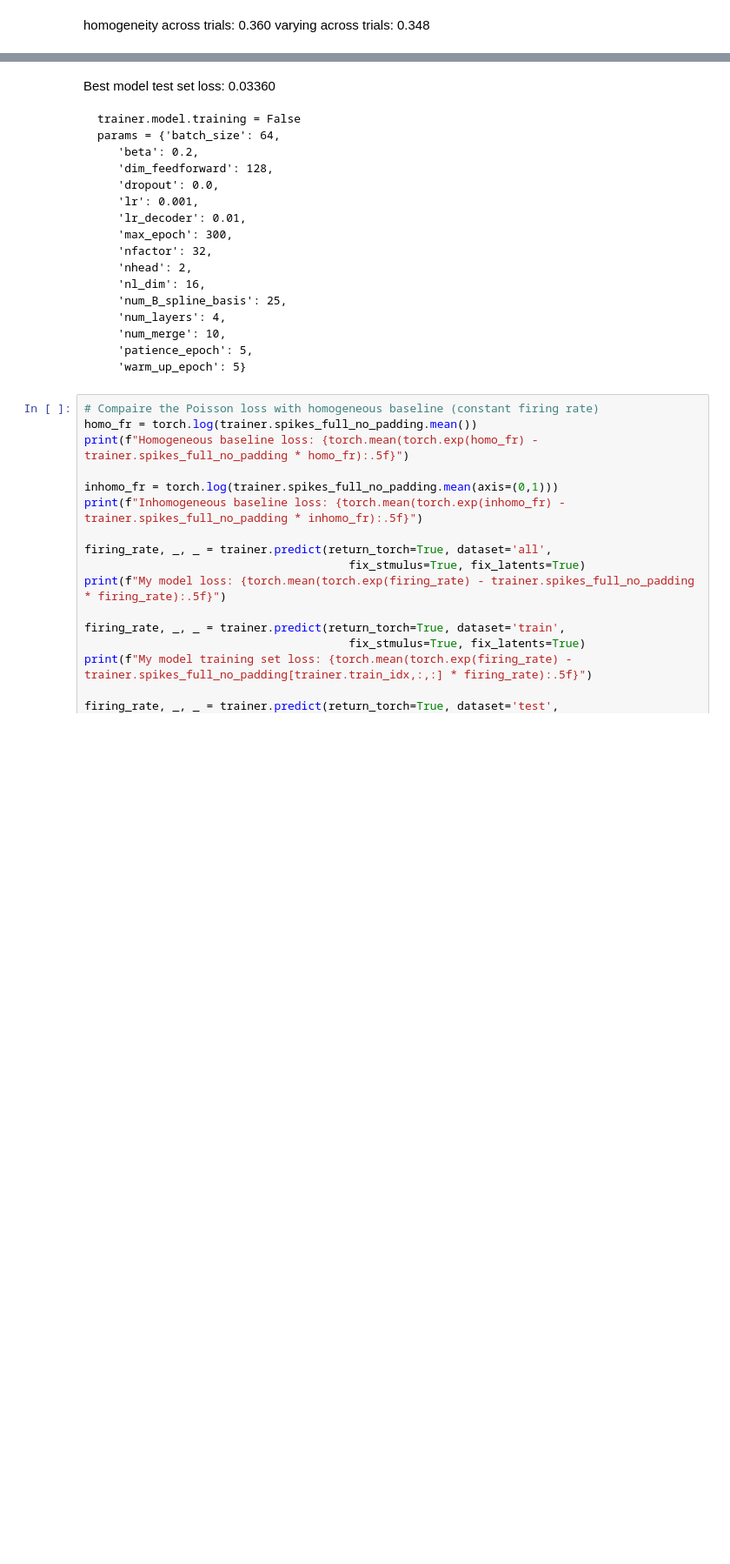
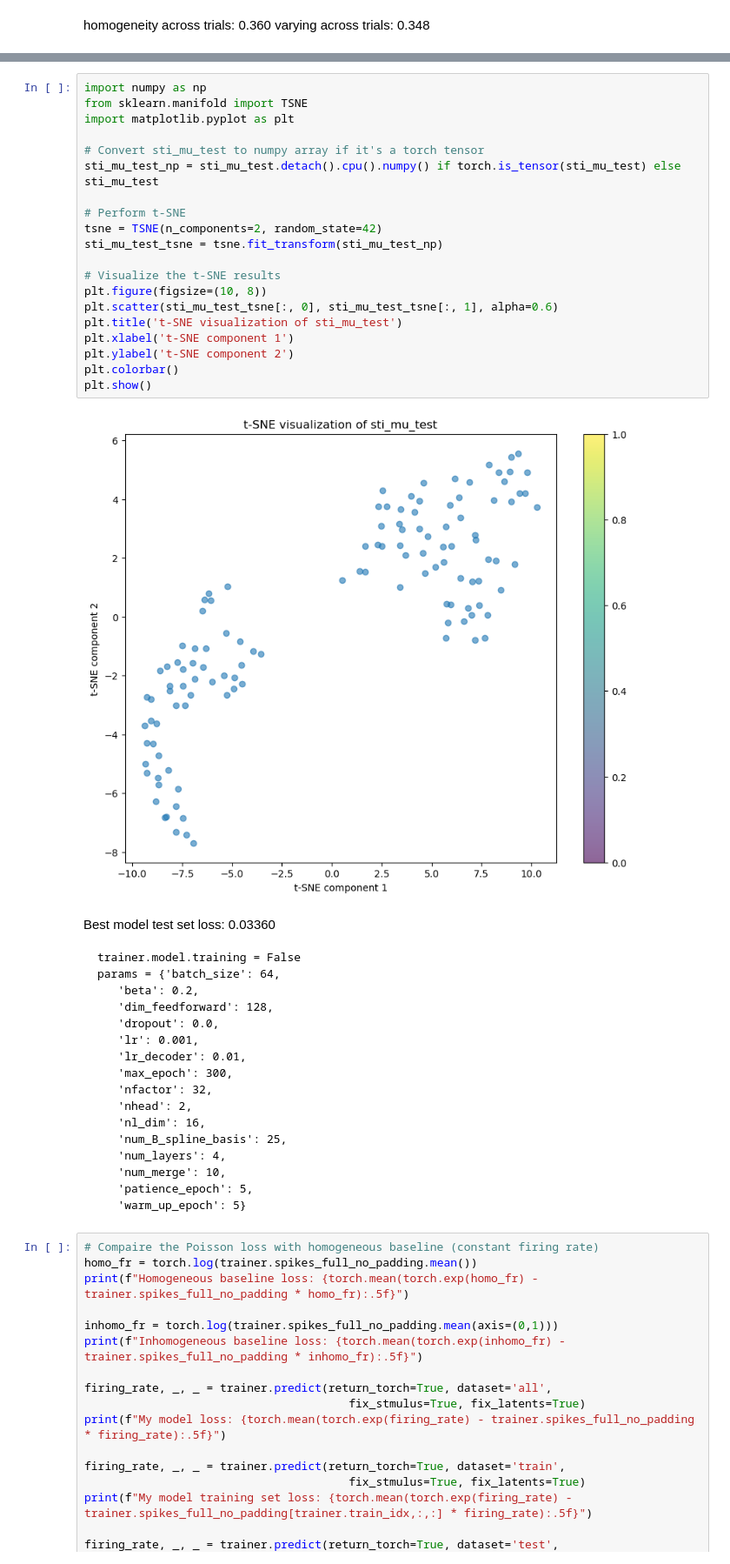
Before and after one commit to Qi-Xin/FC-GPFA, a Jupyter notebook: Decoder&Encoder.ipynb, the cells around one changed output, grey strips where cells are left out. Shown at 87% size. Cells and saved outputs as stored; diff of their text form; blank space fills up the shorter version.

```diff
--- a/Decoder&Encoder.ipynb
+++ b/Decoder&Encoder.ipynb
@@ -740,3 +748,25 @@ sti_mu_test[:5, :], sti_logvar_test[:5, :]
+# %%
+import numpy as np
+from sklearn.manifold import TSNE
+import matplotlib.pyplot as plt
+
+# Convert sti_mu_test to numpy array if it's a torch tensor
+sti_mu_test_np = sti_mu_test.detach().cpu().numpy() if torch.is_tensor(sti_mu_test) else sti_mu_test
+
+# Perform t-SNE
+tsne = TSNE(n_components=2, random_state=42)
+sti_mu_test_tsne = tsne.fit_transform(sti_mu_test_np)
+
+# Visualize the t-SNE results
+plt.figure(figsize=(10, 8))
+plt.scatter(sti_mu_test_tsne[:, 0], sti_mu_test_tsne[:, 1], alpha=0.6)
+plt.title('t-SNE visualization of sti_mu_test')
+plt.xlabel('t-SNE component 1')
+plt.ylabel('t-SNE component 2')
+plt.colorbar()
+plt.show()
+# %% [output]
+[figure, added]
 # %% [markdown]
 Best model test set loss: 0.03360
 
```
Also changed, not shown: parts of 4 cells of this notebook, 9 other files.
